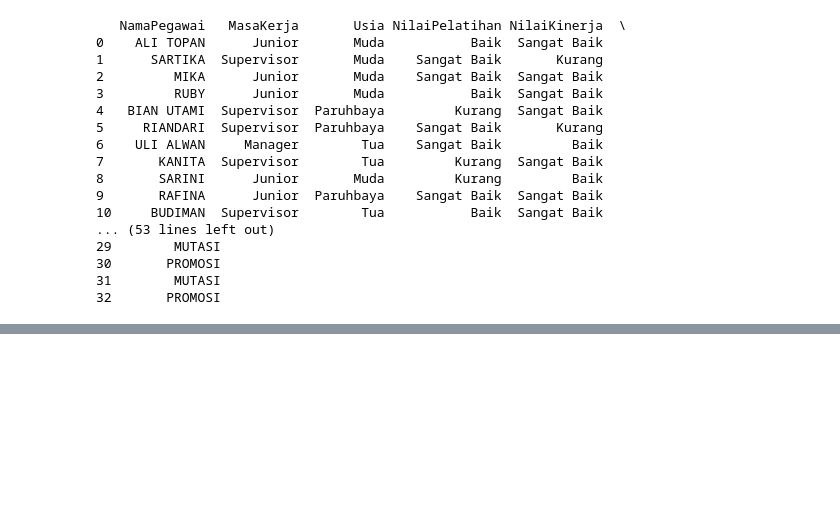
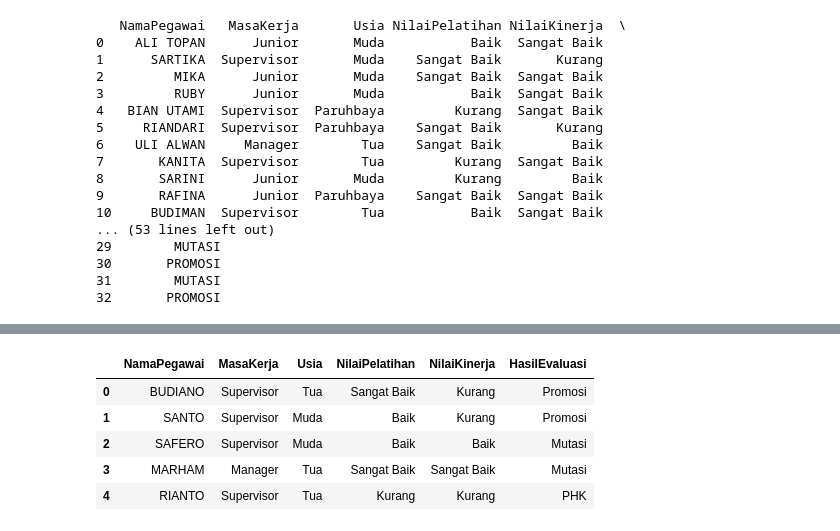
Before and after one commit to Sihkdragon/jupyterNB, a Jupyter notebook: Ai.ipynb, the cells around one changed output, grey strips where cells are left out. Saved outputs shown, nothing was run; the diff lists cells and outputs as text; code cells hidden in the pictures; blank space fills up the shorter version.

```diff
--- a/Ai.ipynb
+++ b/Ai.ipynb
@@ -158,7 +156,7 @@ def Prob(value):
 # %%
 # Cari P(X|H) Function
 def PXH(cirikelas, totalkelas):
-    pxh = "{:.2f}".format(cirikelas / totalkelas)
+    pxh = float("{:.2f}".format(cirikelas / totalkelas))
     return pxh
 # %%
 # Mencari PH Setiap Kelas
@@ -492,0 +548,25 @@ Supervisor
+# %%
+# Mencari P(H|X) Function
+def PHX(PXH, PH, PX):
+    PHX = (PXH * PH) / PX
+    return float("{:.3f}".format(PHX))
+# %%
+# Mencari Hasil Evaluasi
+def getHasilEvaluasi(PHX_Promosi, PHX_Mutasi, PHX_PHK):
+    Promosi = PHX_Promosi
+    Mutasi = PHX_Mutasi
+    phk = PHX_PHK
+    HasilEvaluasi = ""
+    if Promosi > Mutasi:
+        if Promosi > phk:
+            HasilEvaluasi = "Promosi"
+        else:
+            HasilEvaluasi = "PHK"
+    else:
+        if Mutasi > phk:
+            HasilEvaluasi = "Mutasi"
+        else:
+            HasilEvaluasi = "PHK"
+    return HasilEvaluasi
+
+# getHasilEvaluasi(1000, 200 , 30)
@@ -492,0 +649,23 @@ Supervisor
+# %%
+
+# Main Function
+def Main(data):
+    dataFinal = pandas.DataFrame({  'NamaPegawai': datalatih['NamaPegawai'],
+                                        'MasaKerja': MasaKerjaLatih,
+                                        'Usia': UsiaLatih,
+                                        'NilaiPelatihan': NilaiPelatihanLatih,
+                                        'NilaiKinerja': NilaiKinerjaLatih,
+                                        'HasilEvaluasi': data
+                                    })
+    return dataFinal
+# %%
+# Call All Process
+
+Main(NaiveBaiyes())
+# %% [output]
+|  | NamaPegawai | MasaKerja | Usia | NilaiPelatihan | NilaiKinerja | HasilEvaluasi |
+| 0 | BUDIANO | Supervisor | Tua | Sangat Baik | Kurang | Promosi |
+| 1 | SANTO | Supervisor | Muda | Baik | Kurang | Promosi |
+| 2 | SAFERO | Supervisor | Muda | Baik | Baik | Mutasi |
+| 3 | MARHAM | Manager | Tua | Sangat Baik | Sangat Baik | Mutasi |
+| 4 | RIANTO | Supervisor | Tua | Kurang | Kurang | PHK |
```
Also changed, not shown: parts of 16 cells of this notebook, 2 other files.
